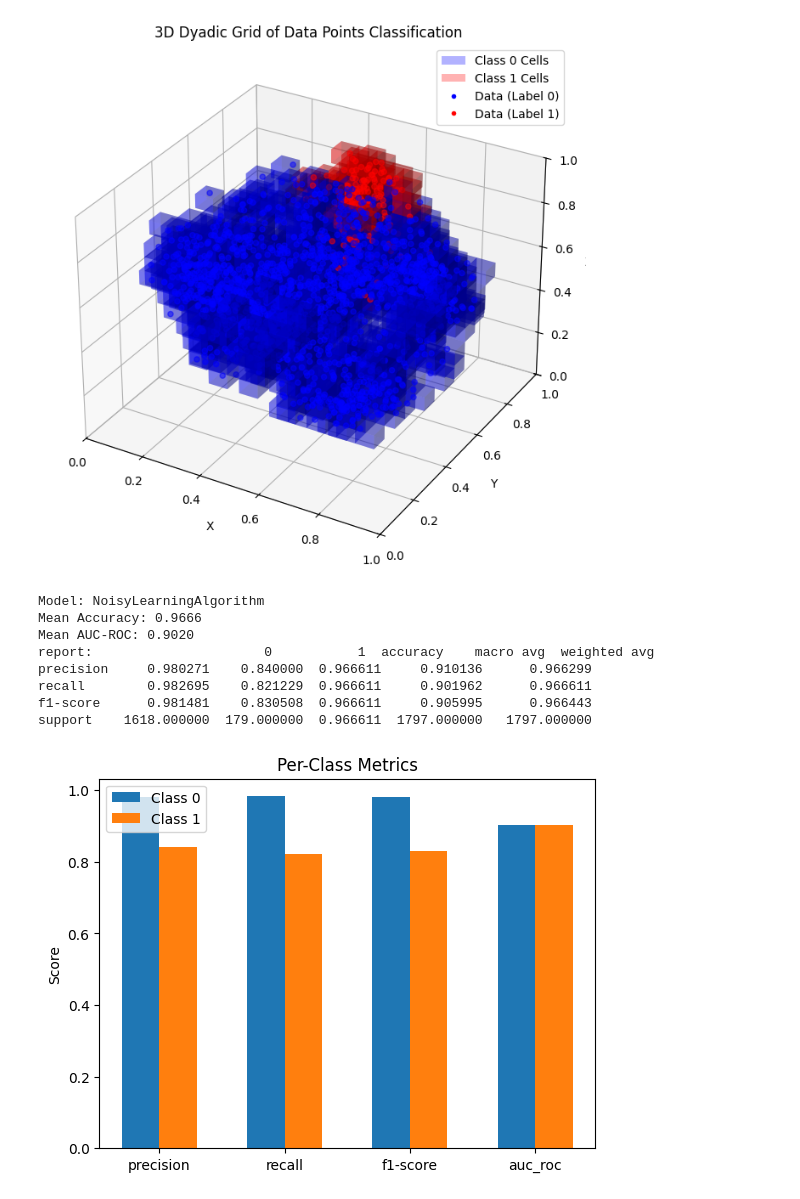
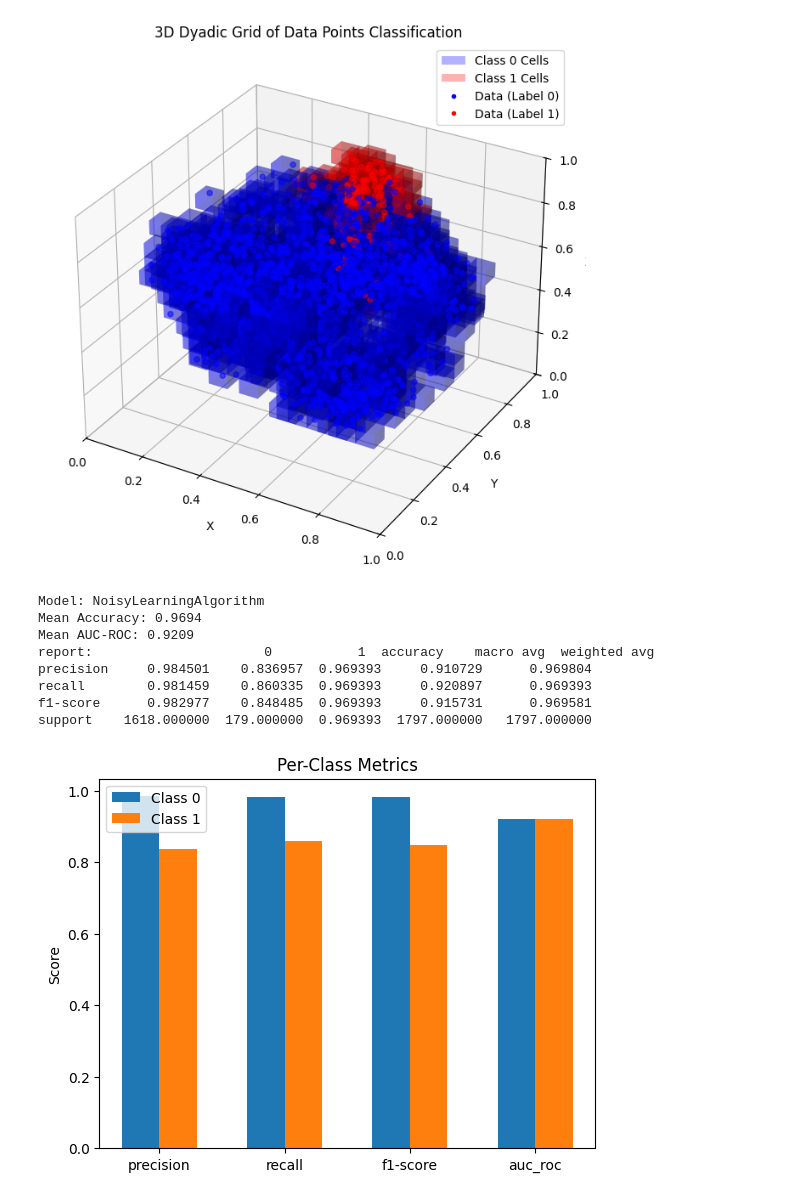
Before and after one commit to PouyaRepos/sequential_anomaly_detection, a Jupyter notebook: example.ipynb, the cells around one changed output. Drawn from its saved outputs; the diff is of its cells as text; code cells hidden in the pictures.

```diff
--- a/example.ipynb
+++ b/example.ipynb
@@ -67,10 +65,10 @@ support    1615.000000  182.000000  0.837507  1797.000000   1797.000000
 
 digits = load_digits()
 X, y = digits.data, digits.target
-labels = (y == 7).astype(int)  # Binary classification: 1 if digit is 1, else 0. y could be any number in [0, 9]
+labels = (y == 7).astype(int)  # Binary classification: 1 if digit is 7, else 0. y could be any number in [0, 9]
 
 # Reduce dimension by PCA and scale to [0,1]^k
-n_budget = 100 # Query budget
+n_budget = 200 # Query budget
 feature_dimension = 3 # for feature_dimension = 2 and 3, it plots the 2D or #d dyadic grid
 pca = PCA(n_components=feature_dimension)
 X_pca = pca.fit_transform(X)
@@ -96,10 +94,10 @@ Sum of explained variance with 3 components: 0.40303958587675076
-[figure, old version]
+[figure, new version]
 Model: NoisyLearningAlgorithm
-Mean Accuracy: 0.9666
-Mean AUC-ROC: 0.9020
+Mean Accuracy: 0.9694
+Mean AUC-ROC: 0.9209
 report:                      0           1  accuracy    macro avg  weighted avg
-precision     0.980271    0.840000  0.966611     0.910136      0.966299
-recall        0.982695    0.821229  0.966611     0.901962      0.966611
-f1-score      0.981481    0.830508  0.966611     0.905995      0.966443
-support    1618.000000  179.000000  0.966611  1797.000000   1797.000000
+precision     0.984501    0.836957  0.969393     0.910729      0.969804
+recall        0.981459    0.860335  0.969393     0.920897      0.969393
+f1-score      0.982977    0.848485  0.969393     0.915731      0.969581
+support    1618.000000  179.000000  0.969393  1797.000000   1797.000000
-[figure, old version]
+[figure, new version]
```
Also changed, not shown: parts of 11 cells of this notebook, 3 other files.
